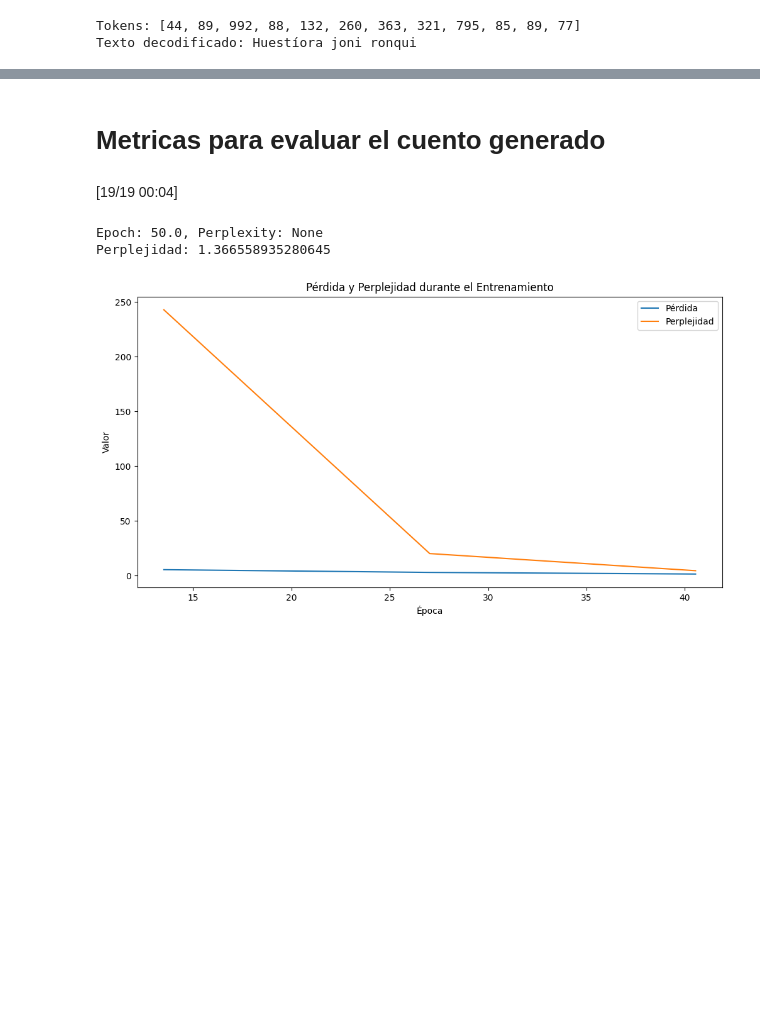
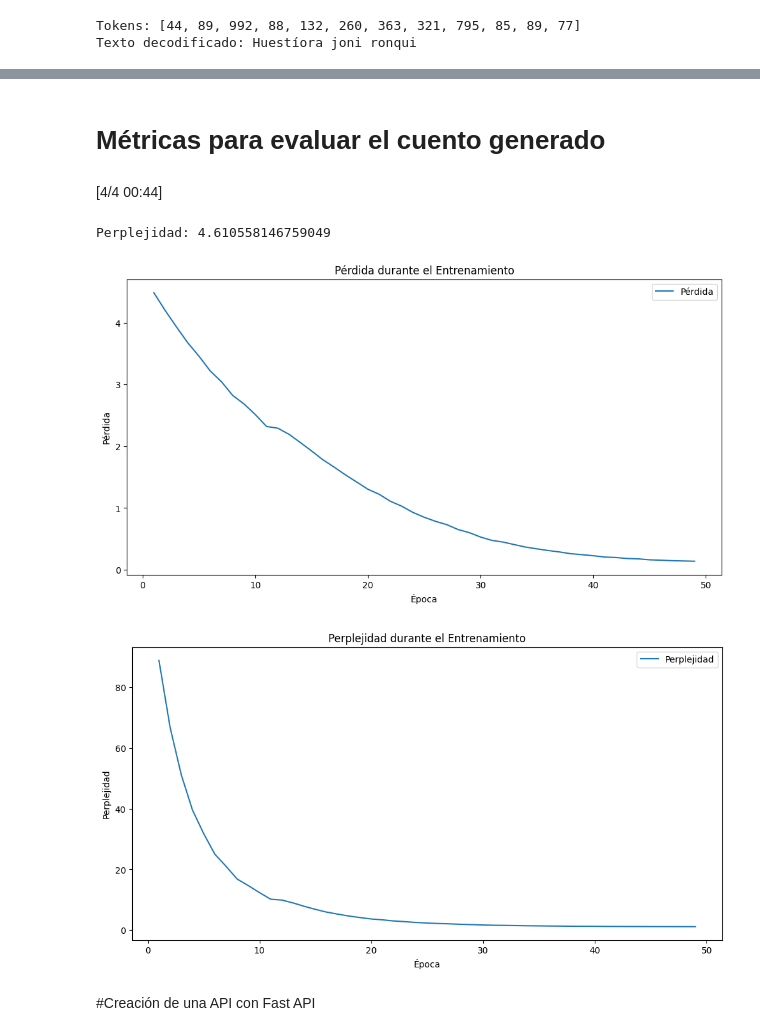
Before and after one commit to PedroYataco/tacc-ta, a Jupyter notebook: train_model_con_metricas.ipynb, the cells around one changed output, grey strips where cells are left out. Saved outputs shown, nothing was run; the diff lists cells and outputs as text; code cells hidden in the pictures; blank space fills up the shorter version.

Commit message:
U20195539 - Improve graph loss and perplexity

```diff
--- a/train_model_con_metricas.ipynb
+++ b/train_model_con_metricas.ipynb
@@ -243,5 +292,5 @@ Moatian ronki ipaonike jatibi jawekibo joni ronki ikatiai, kaibo ainbo betan aki
 # %% [markdown]
-# Metricas para evaluar el cuento generado
+# Métricas para evaluar el cuento generado
 # %%
 # Calcular la perplejidad
 import math
@@ -251,40 +300,38 @@ def compute_perplexity(eval_dataset):
     perplexity = math.exp(eval_results['eval_loss'])
     return perplexity
 
-# Crear el dataset de evaluación (usamos el mismo dataset tokenizado para simplicidad)
-eval_dataset = tokenized_datasets
-
 # Calcular la perplejidad
-perplexity = compute_perplexity(eval_dataset)
+perplexity = compute_perplexity(tokenized_datasets)
 print(f'Perplejidad: {perplexity}')
 # %% [output]
-[19/19 00:04]
+[4/4 00:44]
-Epoch: 50.0, Perplexity: None
-Perplejidad: 1.366558935280645
+Perplejidad: 4.610558146759049
-# %%
-import matplotlib.pyplot as plt
-import pandas as pd
-
-# Cargar los logs
-log_history = trainer.state.log_history
-
-# Convertir a DataFrame
-df_logs = pd.DataFrame(log_history)
-
-# Filtrar filas con pérdida
-df_loss = df_logs[['epoch', 'loss']].dropna()
-
-# Calcular la perplejidad
-df_loss['perplexity'] = df_loss['loss'].apply(lambda x: math.exp(x))
-
-# Graficar la pérdida
-plt.figure(figsize=(12, 6))
-plt.plot(df_loss['epoch'], df_loss['loss'], label='Pérdida')
-plt.plot(df_loss['epoch'], df_loss['perplexity'], label='Perplejidad')
-plt.xlabel('Época')
-plt.ylabel('Valor')
-plt.title('Pérdida y Perplejidad durante el Entrenamiento')
-plt.legend()
-plt.show()
-# %% [output]
-[figure, removed]
+# %%
+import matplotlib.pyplot as plt
+
+# Extraer las pérdidas y perplejidades por época
+epoch_losses = callback.epoch_losses
+epoch_perplexities = callback.epoch_perplexities
+
+# Graficar la pérdida
+plt.figure(figsize=(12, 6))
+plt.plot(range(1, len(epoch_losses) + 1), epoch_losses, label='Pérdida')
+plt.xlabel('Época')
+plt.ylabel('Pérdida')
+plt.title('Pérdida durante el Entrenamiento')
+plt.legend()
+plt.show()
+
+# Graficar la perplejidad
+plt.figure(figsize=(12, 6))
+plt.plot(range(1, len(epoch_perplexities) + 1), epoch_perplexities, label='Perplejidad')
+plt.xlabel('Época')
+plt.ylabel('Perplejidad')
+plt.title('Perplejidad durante el Entrenamiento')
+plt.legend()
+plt.show()
+# %% [output]
+[figure, added]
+[figure, added]
+# %% [markdown]
+#Creación de una API con Fast API
```
Also changed, not shown: parts of 13 cells of this notebook.
